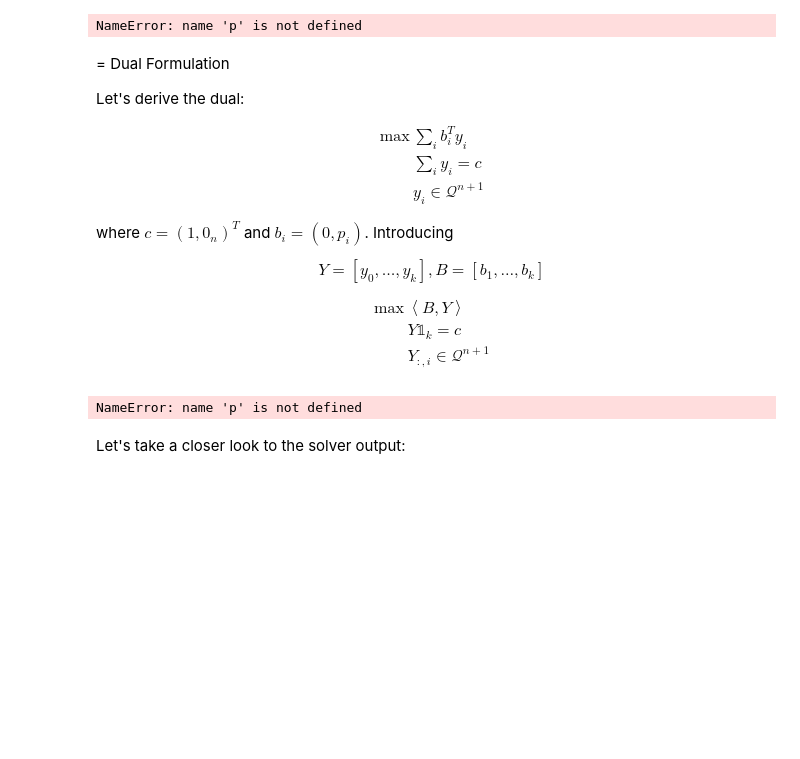
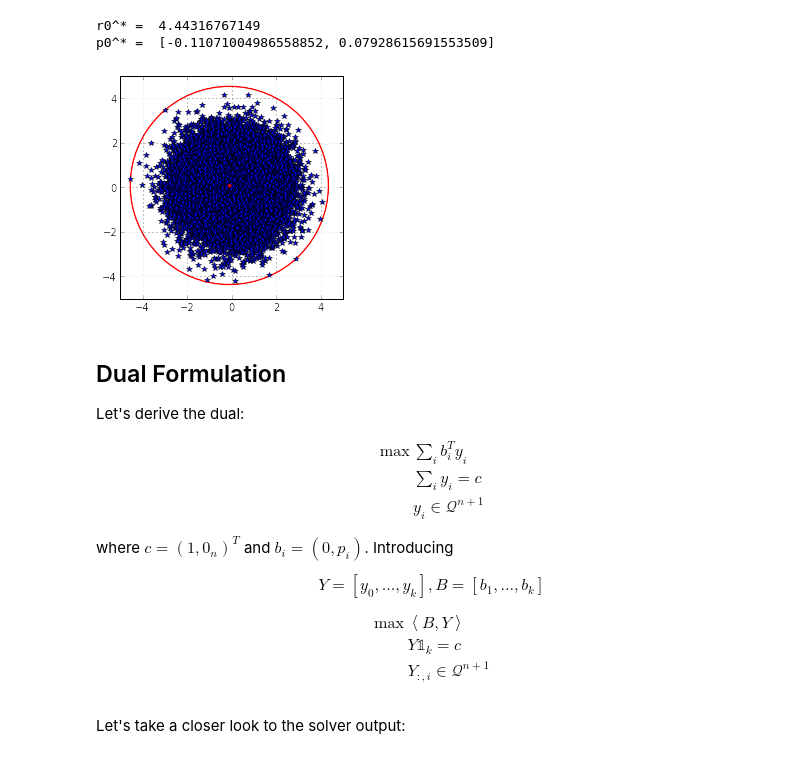
Before and after one commit to andreacassioli/MOSEK, a Jupyter notebook: notebook/ismp2015/minimum ellipsoid.ipynb, the cells around one changed output. Cells and saved outputs as stored; diff of their text form; code cells hidden in the pictures; blank space fills up the shorter version.

```diff
--- a/notebook/ismp2015/minimum ellipsoid.ipynb
+++ b/notebook/ismp2015/minimum ellipsoid.ipynb
@@ -33,0 +77,22 @@ Here it is:
+# %%
+from mosek.fusion import *
+
+def primal_problem(n,k,p):
+    M = Model("minimal sphere enclosing a set of points")
+
+    r0 = M.variable(1         , Domain.greaterThan(0.))
+    p0 = M.variable(NDSet(1,n), Domain.unbounded())
+
+    M.constraint(\
+        Expr.hstack(\
+                    Variable.repeat(r0,k),\
+                    Expr.sub( Variable.repeat(p0,k), DenseMatrix(p) )\
+                   ),\
+            Domain.inQCone())
+
+    M.objective(ObjectiveSense.Minimize, r0)
+    M.setLogHandler(open('logp','wt'))
+
+    M.solve()
+
+    return r0.level()[0], p0.level()
@@ -125,9 +137,19 @@ NameError: name 'p' is not defined
+# %%
+r0,p0 = primal_problem(n,k,p)
+
+print "r0^* = ", r0
+print "p0^* = ", p0
+# %% [output]
+r0^* =  4.44316767149
+p0^* =  [-0.11071004986558852, 0.07928615691553509]
 # %%
-plot_points(p,p0.level(),r0.level()[0])
+plot_points(p,p0,r0)
 # %% [output]
-NameError: name 'p' is not defined
+[figure, added]
 # %% [markdown]
-= Dual Formulation
+Dual Formulation
+-----------------------
+
 
 Let's derive the dual:
 
@@ -151,18 +173,21 @@ where $c=\left(1, 0_n\right)^T$ and $b_i=(0,p_i)$. Introducing
     & Y_{:,i} \in \mathcal{Q}^{n+1}
 \end{aligned}
 # %%
-Md = Model()
+def dual_problem(n,k,p):
 
-y= Md.variable(NDSet(k,n+1), Domain.inQCone(k,n+1))
-Md.constraint( Expr.mul( [1.0 for i in range(k)], y), Domain.equalsTo( [1.] + [0. for i in range(n)]) )
+    Md = Model()
 
-Md.objective(ObjectiveSense.Maximize, Expr.dot( DenseMatrix(p.tolist()), y.slice([0,1],[k,n+1])) )
+    y= Md.variable(NDSet(k,n+1), Domain.inQCone(k,n+1))
+    Md.constraint( Expr.mul( [1.0 for i in range(k)], y), Domain.equalsTo( [1.] + [0. for i in range(n)]) )
 
-Md.setLogHandler(open('logd','wt'))
+    Md.objective(ObjectiveSense.Maximize, Expr.dot( DenseMatrix(p), y.slice([0,1],[k,n+1])) )
 
-Md.solve()
+    Md.setLogHandler(open('logd','wt'))
+
+    Md.solve()
+
+
+dual_problem(n,k,p)
-# %% [output]
-NameError: name 'p' is not defined
 # %% [markdown]
 Let's take a closer look to the solver output:
 # %%
```
Also changed, not shown: parts of 17 cells of this notebook, 1 other file.
